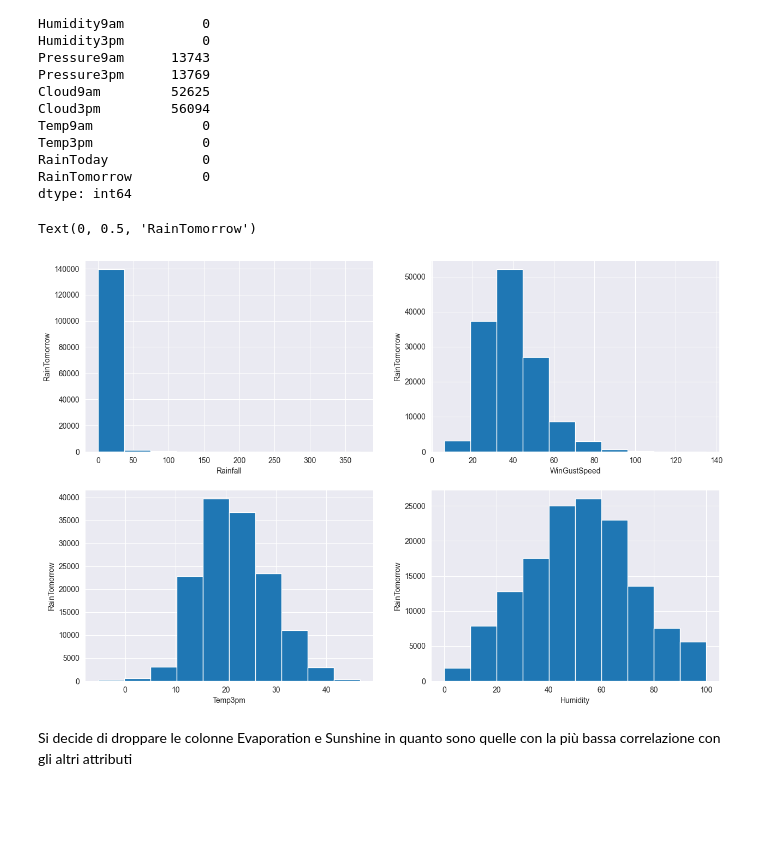
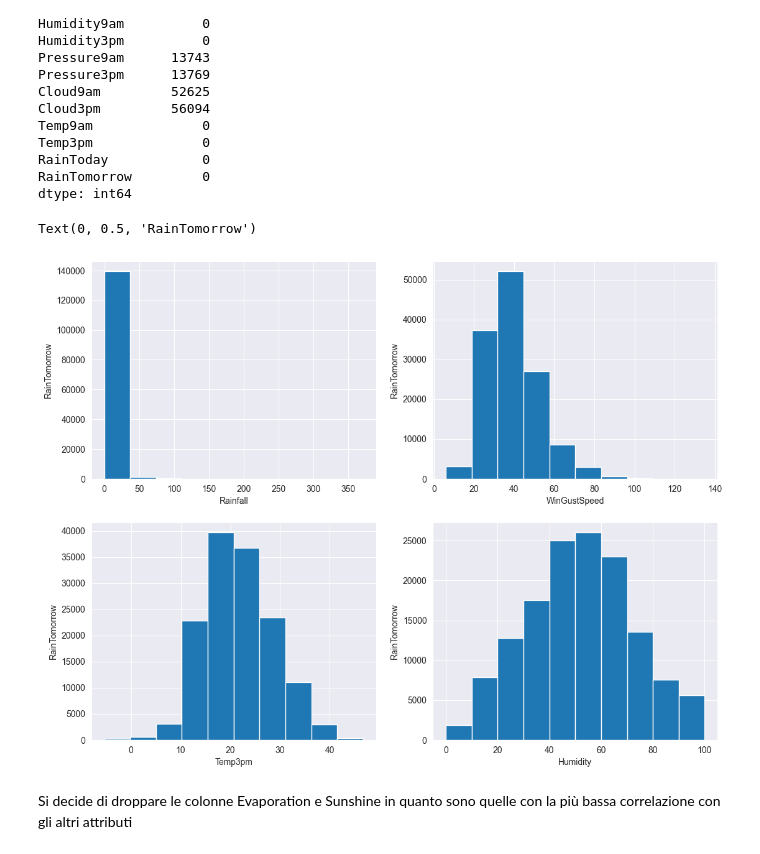
Before and after one commit to pasquale9197/Rainfall-prediction-in-Australia-a-Data-Mining-project, a Jupyter notebook: ProgettoDataMining1.ipynb, the cells around one changed output. Drawn from its saved outputs; the diff is of its cells as text; code cells hidden in the pictures; blank space fills up the shorter version.

```diff
--- a/ProgettoDataMining1.ipynb
+++ b/ProgettoDataMining1.ipynb
@@ -300,30 +307,30 @@ RainToday            0
 RainTomorrow         0
 dtype: int64
 # %%
-plt.figure(figsize=(15,10))
+plt.figure(figsize=(13,10))
 
 plt.subplot(2, 2, 1)
 fig = dataFrameWeather.Rainfall.hist(bins=10)
 fig.set_xlabel('Rainfall')
 fig.set_ylabel('RainTomorrow')
 
 plt.subplot(2, 2, 2)
 fig = dataFrameWeather.WindGustSpeed.hist(bins=10)
 fig.set_xlabel('WinGustSpeed')
 fig.set_ylabel('RainTomorrow')
 
 plt.subplot(2, 2, 3)
 fig = dataFrameWeather.Temp3pm.hist(bins=10)
 fig.set_xlabel('Temp3pm')
 fig.set_ylabel('RainTomorrow')
 
 plt.subplot(2, 2, 4)
 fig = dataFrameWeather.Humidity3pm.hist(bins=10)
 fig.set_xlabel('Humidity')
 fig.set_ylabel('RainTomorrow')
 # %% [output]
 Text(0, 0.5, 'RainTomorrow')
-[figure, old version]
+[figure, new version]
 # %% [markdown]
 Si decide di droppare le colonne Evaporation e Sunshine in quanto sono quelle con la più bassa correlazione con gli altri attributi
 # %%
```
Also changed, not shown: parts of 96 cells of this notebook, 1 other file.
